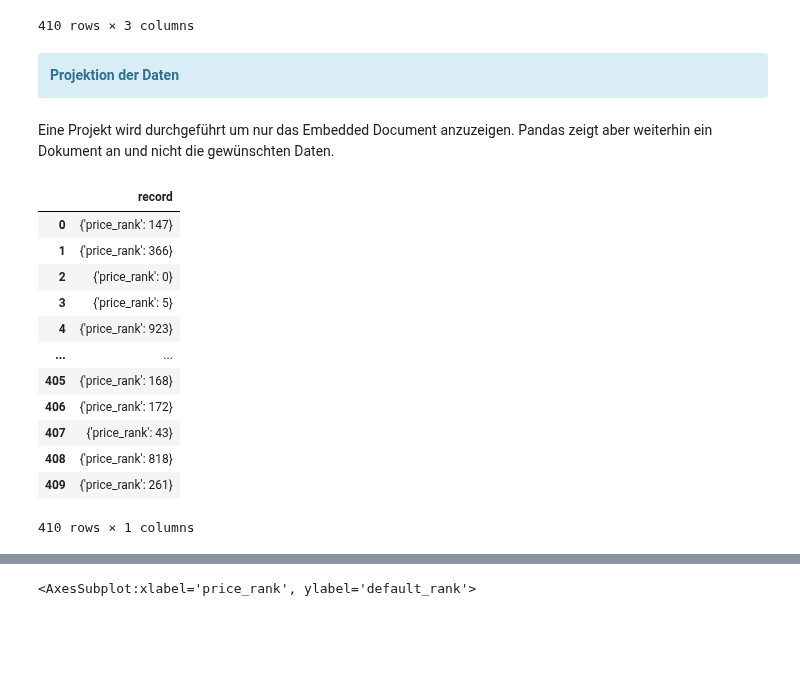
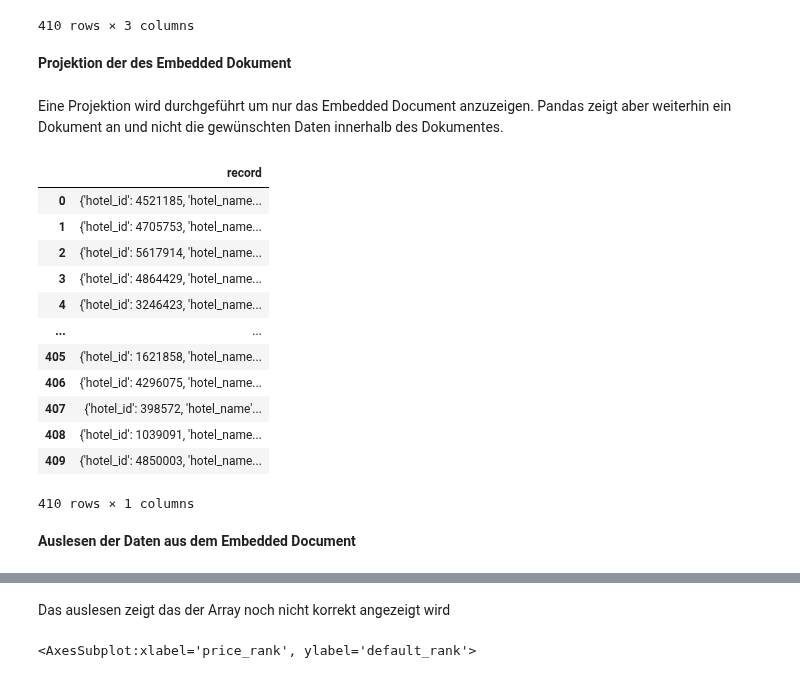
Before and after one commit to orca-nrw/lernmodul-mongodb, a Jupyter notebook: index.ipynb, the cells around one changed output, grey strips where cells are left out. Cells and saved outputs as stored; diff of their text form; code cells hidden in the pictures; blank space fills up the shorter version.

```diff
--- a/index.ipynb
+++ b/index.ipynb
@@ -194,26 +279,24 @@ df
 | 409 | 5fcff663af46073dc3a406d1 | https://www.booking.com/hotel/in/... | {'hotel_id': 4850003, 'hotel_name... |
 410 rows × 3 columns
 # %% [markdown]
-<div class="alert alert-block alert-info">
-<b>Projektion der Daten</b>
-</div>
+<b>Projektion der des Embedded Dokument</b>
 # %% [markdown]
-Eine Projekt wird durchgeführt um nur das Embedded Document anzuzeigen. Pandas zeigt aber weiterhin ein Dokument an und nicht die gewünschten Daten.
+Eine Projektion wird durchgeführt um nur das Embedded Document anzuzeigen. Pandas zeigt aber weiterhin ein Dokument an und nicht die gewünschten Daten innerhalb des Dokumentes.
 # %%
-mongo_json = mycol.find({},{"_id":0,"record.price_rank":1})
+mongo_json = mycol.find({},{"_id":0,"record":1})
 df = pd.DataFrame.from_records(mongo_json)
 df
 # %% [output]
 |  | record |
-| 0 | {'price_rank': 147} |
-| 1 | {'price_rank': 366} |
-| 2 | {'price_rank': 0} |
-| 3 | {'price_rank': 5} |
-| 4 | {'price_rank': 923} |
+| 0 | {'hotel_id': 4521185, 'hotel_name... |
+| 1 | {'hotel_id': 4705753, 'hotel_name... |
+| 2 | {'hotel_id': 5617914, 'hotel_name... |
+| 3 | {'hotel_id': 4864429, 'hotel_name... |
+| 4 | {'hotel_id': 3246423, 'hotel_name... |
 | ... | ... |
-| 405 | {'price_rank': 168} |
-| 406 | {'price_rank': 172} |
-| 407 | {'price_rank': 43} |
-| 408 | {'price_rank': 818} |
-| 409 | {'price_rank': 261} |
+| 405 | {'hotel_id': 1621858, 'hotel_name... |
+| 406 | {'hotel_id': 4296075, 'hotel_name... |
+| 407 | {'hotel_id': 398572, 'hotel_name'... |
+| 408 | {'hotel_id': 1039091, 'hotel_name... |
+| 409 | {'hotel_id': 4850003, 'hotel_name... |
 410 rows × 1 columns
@@ -225,3 +303,5 @@ mongo_json = mycol.find({})
+# %% [markdown]
+<b>Auslesen der Daten aus dem Embedded Document</b>
 # %%
 md1 = []
 mongo_data1 = {}
@@ -249,6 +329,8 @@ mongo_dataframe
 | 408 | 818 | 894.0 | 1039091 | Hilton Jaipur | 1 | booking.com | [{'room_type_name': 'Twin Room', ... |
 | 409 | 261 | 1.0 | 4850003 | OYO 29268 White Orchid | 401 | booking.com | [{'room_type_name': 'Classic Trip... |
 410 rows × 7 columns
+# %% [markdown]
+Das auslesen zeigt das der Array noch nicht korrekt angezeigt wird
 # %%
 mongo_dataframe.plot(x ='price_rank', y="default_rank", kind = 'scatter')
 # %% [output]
```
Also changed, not shown: parts of 66 cells of this notebook, 1 other file.
